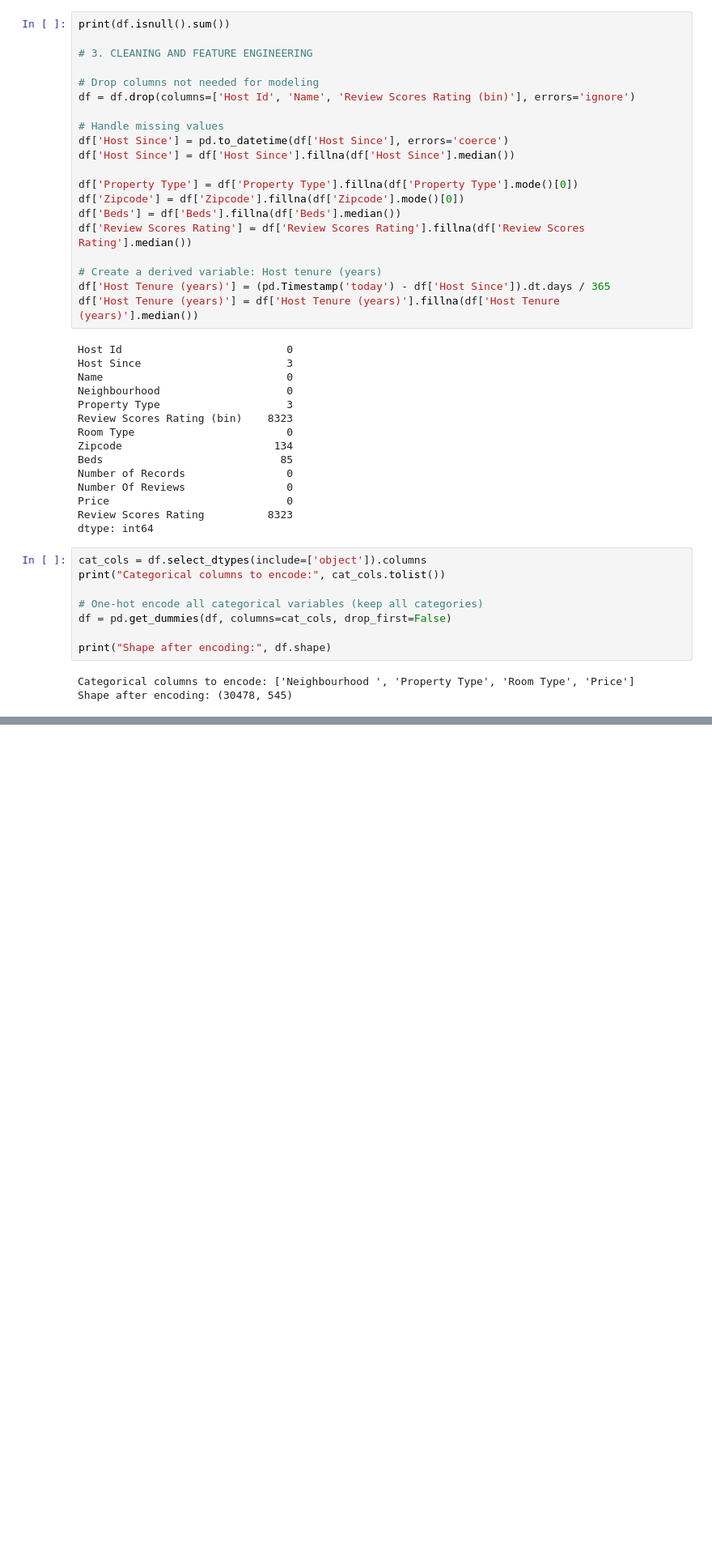
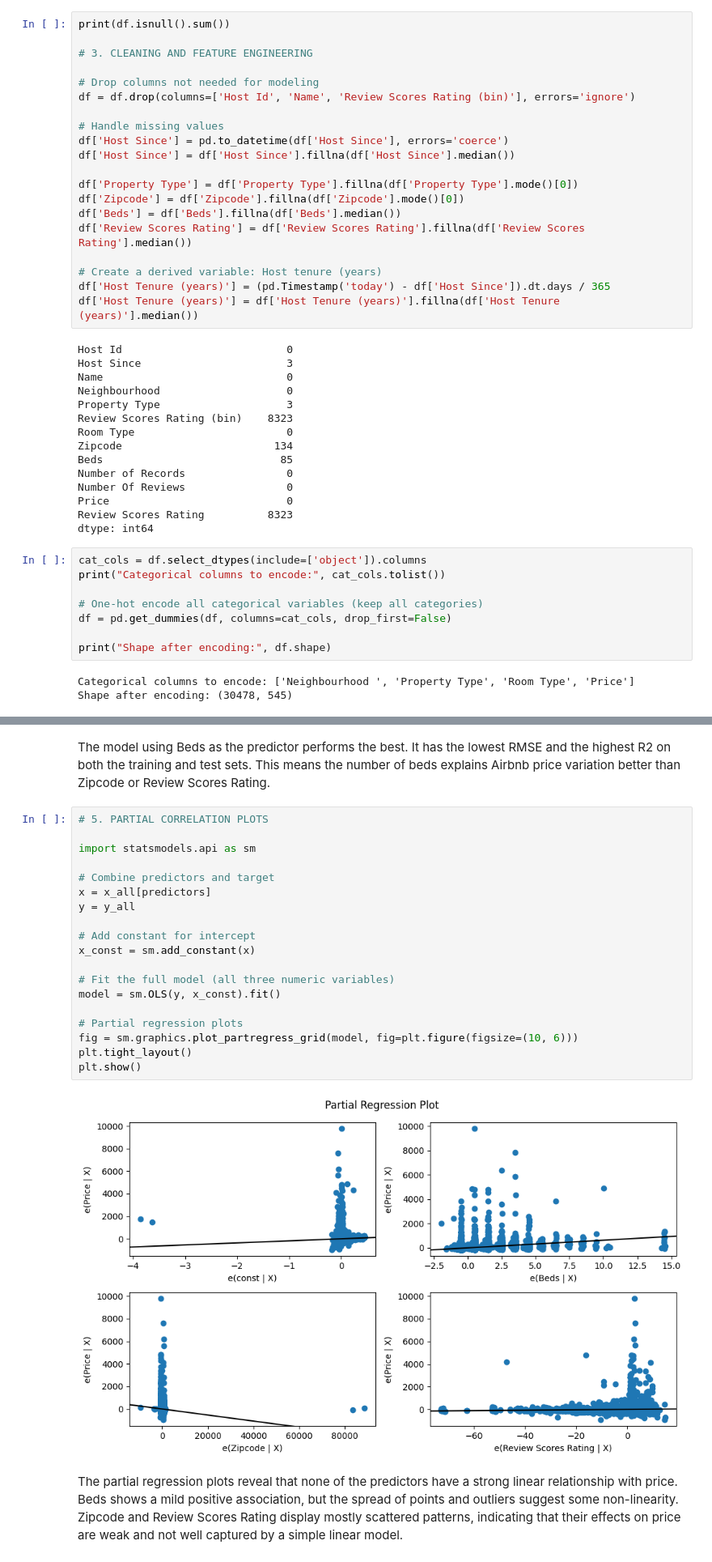
Before and after one commit to yxs4yt/lab_hedonic_pricing, a Jupyter notebook: L4.ipynb, the cells around one changed output, grey strips where cells are left out. Shown: that part at 81% size. Cells and saved outputs as stored; diff of their text form; blank space fills up the shorter version.

```diff
--- a/L4.ipynb
+++ b/L4.ipynb
@@ -94,0 +160,25 @@ Shape after encoding: (30478, 545)
+# %% [markdown]
+The model using Beds as the predictor performs the best. It has the lowest RMSE and the highest R2 on both the training and test sets. This means the number of beds explains Airbnb price variation better than Zipcode or Review Scores Rating.
+# %%
+# 5. PARTIAL CORRELATION PLOTS
+
+import statsmodels.api as sm
+
+# Combine predictors and target
+x = x_all[predictors]
+y = y_all
+
+# Add constant for intercept
+x_const = sm.add_constant(x)
+
+# Fit the full model (all three numeric variables)
+model = sm.OLS(y, x_const).fit()
+
+# Partial regression plots
+fig = sm.graphics.plot_partregress_grid(model, fig=plt.figure(figsize=(10, 6)))
+plt.tight_layout()
+plt.show()
+# %% [output]
+[figure, added]
+# %% [markdown]
+The partial regression plots reveal that none of the predictors have a strong linear relationship with price. Beds shows a mild positive association, but the spread of points and outliers suggest some non-linearity. Zipcode and Review Scores Rating display mostly scattered patterns, indicating that their effects on price are weak and not well captured by a simple linear model.
```
Also changed, not shown: parts of 2 cells of this notebook, 1 other file.
